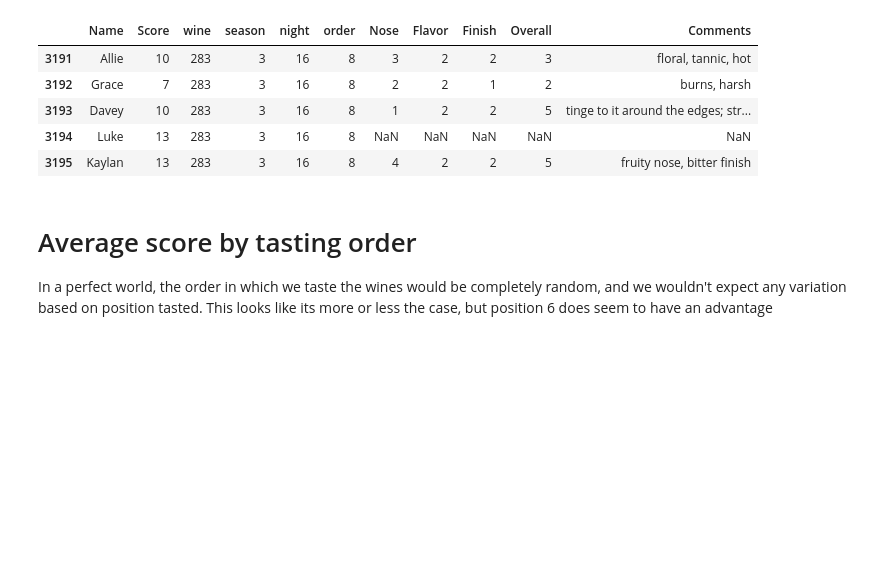
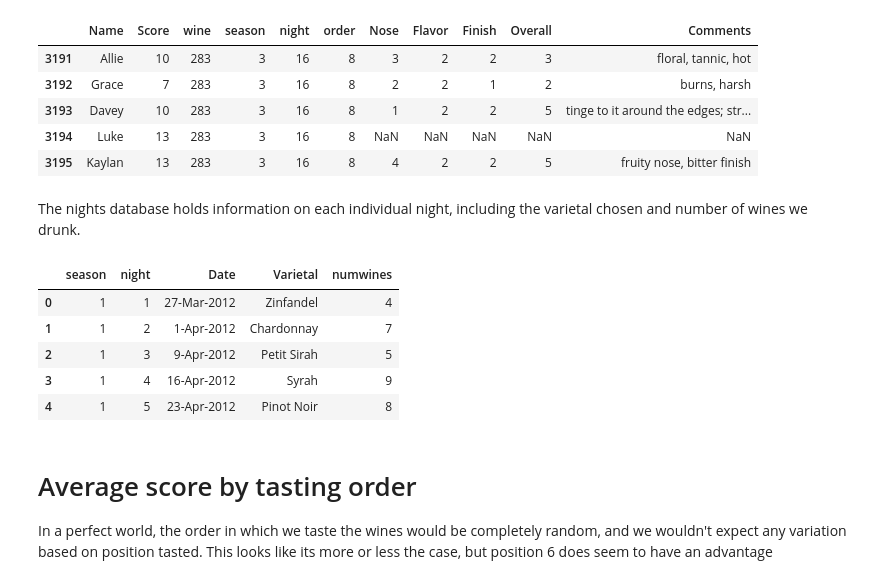
Before and after one commit to pstjohn/old-github-pages-site, a Jupyter notebook: notebooks/2015-04-01-wine-analysis.ipynb, the cells around one changed output. Cells and saved outputs as stored; diff of their text form; code cells hidden in the pictures; blank space fills up the shorter version.

```diff
--- a/notebooks/2015-04-01-wine-analysis.ipynb
+++ b/notebooks/2015-04-01-wine-analysis.ipynb
@@ -15,6 +15,7 @@ The databases are stored as CSV files, which I generated after much bash-scripte
 # %%
 wines = pd.read_csv('wines.csv', index_col=0)
 scores = pd.read_csv('scores.csv', index_col=0)
+nights = pd.read_csv('nights.csv')
 # %% [markdown]
 The wines database lists each wine, with relevant descriptions
 # %%
@@ -37,6 +38,17 @@ scores.tail()
 | 3193 | Davey | 10 | 283 | 3 | 16 | 8 | 1 | 2 | 2 | 5 | tinge to it around the edges; str... |
 | 3194 | Luke | 13 | 283 | 3 | 16 | 8 | NaN | NaN | NaN | NaN | NaN |
 | 3195 | Kaylan | 13 | 283 | 3 | 16 | 8 | 4 | 2 | 2 | 5 | fruity nose, bitter finish |
+# %% [markdown]
+The nights database holds information on each individual night, including the varietal chosen and number of wines we drunk.
+# %%
+nights.head()
+# %% [output]
+|  | season | night | Date | Varietal | numwines |
+| 0 | 1 | 1 | 27-Mar-2012 | Zinfandel | 4 |
+| 1 | 1 | 2 | 1-Apr-2012 | Chardonnay | 7 |
+| 2 | 1 | 3 | 9-Apr-2012 | Petit Sirah | 5 |
+| 3 | 1 | 4 | 16-Apr-2012 | Syrah | 9 |
+| 4 | 1 | 5 | 23-Apr-2012 | Pinot Noir | 8 |
 # %% [markdown]
 Average score by tasting order
 ==============
```
Also changed, not shown: parts of 8 cells of this notebook, 7 other files.
